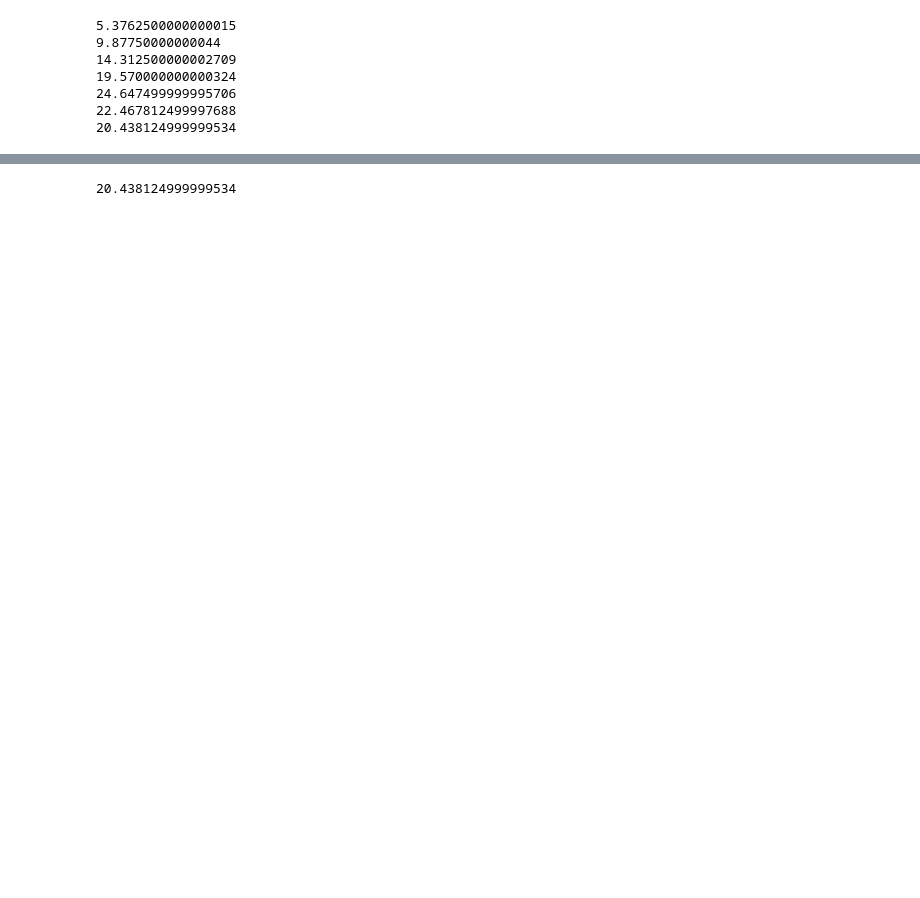
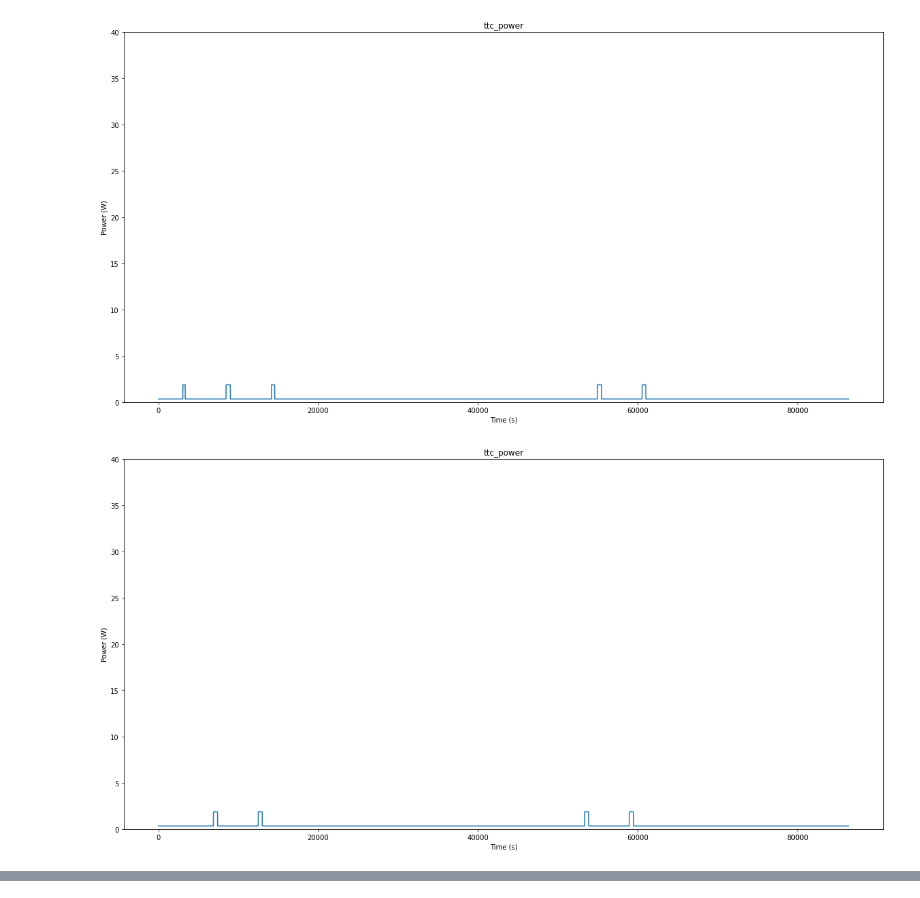
Before and after one commit to seDavo01/SD_EPS, a Jupyter notebook: [SD][EPS]main.ipynb, the cells around one changed output, grey strips where cells are left out. Cells and saved outputs as stored; diff of their text form; code cells hidden in the pictures; blank space fills up the shorter version.

Commit message:
added GS data and tried new configs

```diff
--- a/[SD][EPS]main.ipynb
+++ b/[SD][EPS]main.ipynb
@@ -11,15 +11,17 @@ from python.experiment import *
 # %%
 results_folder = 'results'
 # thermal_folder = os.path.join(results_folder, 'thermal')
-output_folder = os.path.join(results_folder, 'test')
+test_folder = os.path.join(results_folder, 'test')
 ttc_folder = os.path.join(results_folder, 'ttc')
 # %%
 components_csv = 'data/components.csv'
 eclipse_csv = 'data/STK/Satellite_Eclipse_Times.csv'
 solar_angles_csv = 'data/STK/Satellite_solar_angles.csv'
 target_csv = 'data/STK/Satellite_Satellite_Sensor_Hyperscout2_To_AreaTarget_Europe_Access.csv'
-GS_0_csv = 'data/STK/Satellite-Satellite-To-Facility-Esrange_Station_ESC-Sensor-Esrange_Access.csv'
-GS_1_csv = 'data/STK/Satellite-Satellite-To-Facility-Svalsat_SG_1_STDN_SG1S-Sensor-Svalbard_Access.csv'
+# GS_0_csv = 'data/STK/Satellite-Satellite-To-Facility-Esrange_Station_ESC-Sensor-Esrange_Access.csv'
+# GS_1_csv = 'data/STK/Satellite-Satellite-To-Facility-Svalsat_SG_1_STDN_SG1S-Sensor-Svalbard_Access.csv'
+GS_0_csv = 'data/STK/Satellite-Satellite-To-Facility-Esrange_Station_ESC_Access.csv'
+GS_1_csv = 'data/STK/Satellite_Satellite_To_Facility_Svalsat_SG_1_STDN_SG1S_Access.csv'
 # %%
 eclipse_df = pd.read_csv(eclipse_csv)
 solar_angles_df = pd.read_csv(solar_angles_csv)
@@ -62,8 +64,8 @@ heaters = [
 ]
 
 ttcs = [
-    TTC(ttc_params, mode='S-band', sunlight=True, target=False, GS_data=[GS_0_df, GS_1_df], eclipse_data=eclipse_df),
-    TTC(ttc_params, mode='UHF', sunlight=False, target=False, eclipse_data=eclipse_df, target_data=target_df)
+    TTC(ttc_params, mode='S-band', sunlight=True, GS_data=[GS_0_df, GS_1_df], eclipse_data=eclipse_df),
+    TTC(ttc_params, mode='UHF', sunlight=False, target=True, eclipse_data=eclipse_df, target_data=target_df)
 ]
 
 payload = Payload(payload_params, target_df, eclipse_df)
@@ -73,7 +75,7 @@ schedules = {
     'day_2': ['acquisition', 'elaboration', 'transfer'],
     'day_3': ['acquisition', 'elaboration', 'transfer'],
     'day_4': ['acquisition', 'elaboration', 'transfer'],
-    'day_5': ['acquisition', 'elaboration', 'transfer'],
+    'day_5': ['acquisition', 'elaboration', 'transfer', 'download'],
     'day_6': ['download'],
     'day_7': ['download'],
 }
@@ -84,26 +86,23 @@ experiment = Experiment(payload,
                         ttcs,
                         components,
                         heaters,
-                        ttc_folder)
+                        test_folder)
 # %%
 experiment.reset()
-experiment.skiptime(3600 * 7)
+skip = 3600 * 8
+# skip += 3600 * 24 * 7 * 3
+experiment.skiptime(skip)
 
 time = 0
 for key, schedule in schedules.items():
     time = experiment.day(key, schedule, time)
-    print(experiment.ttcs[0].data)
     # experiment.csv_thermal()
     # experiment.plot_thermal()
-    # experiment.plot(['input_power'])
+    experiment.plot(['input_power', 'total_load_power', 'ttc_power',
+                     ['batteries', 'input_power'], ['batteries', 'output_power'], ['batteries', 'DOD']])
     # experiment.csv(['input_power', 'total_load_power', ['batteries', 'DOD']])
     # experiment.plot(['ttc_power'])
-    # experiment.csv(['ttc_power', 'S-band_status'])
+    # experiment.csv(['ttc_power', 'UHF_status', 'S-band_status'])
 # %% [output]
-5.3762500000000015
-9.87750000000044
-14.312500000002709
-19.570000000000324
-24.647499999995706
-22.467812499997688
-20.438124999999534
+[figure, added]
+[figure, added]
@@ -110,4 +113,0 @@ for key, schedule in schedules.items():
-# %%
-experiment.ttcs[0].data
-# %% [output]
-20.438124999999534
```
Also changed, not shown: parts of 1 cell of this notebook, 4 other files.
